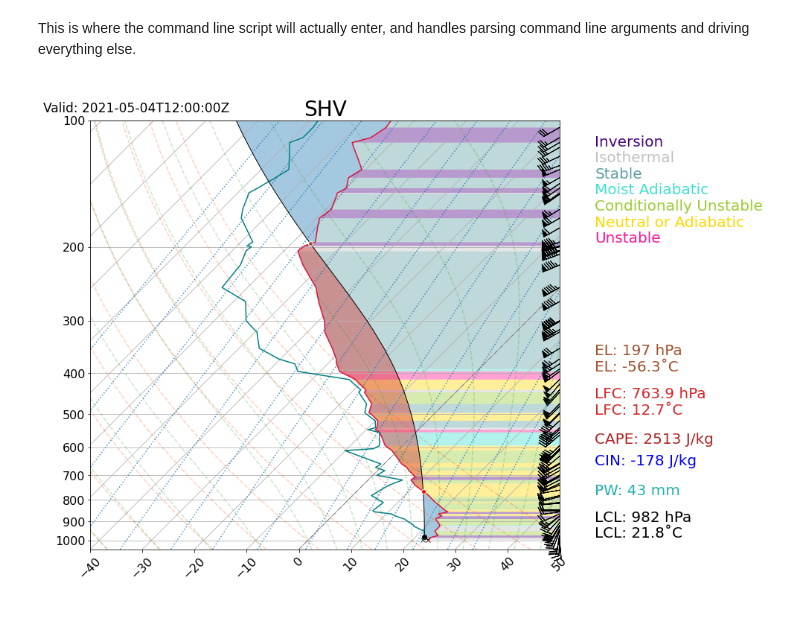
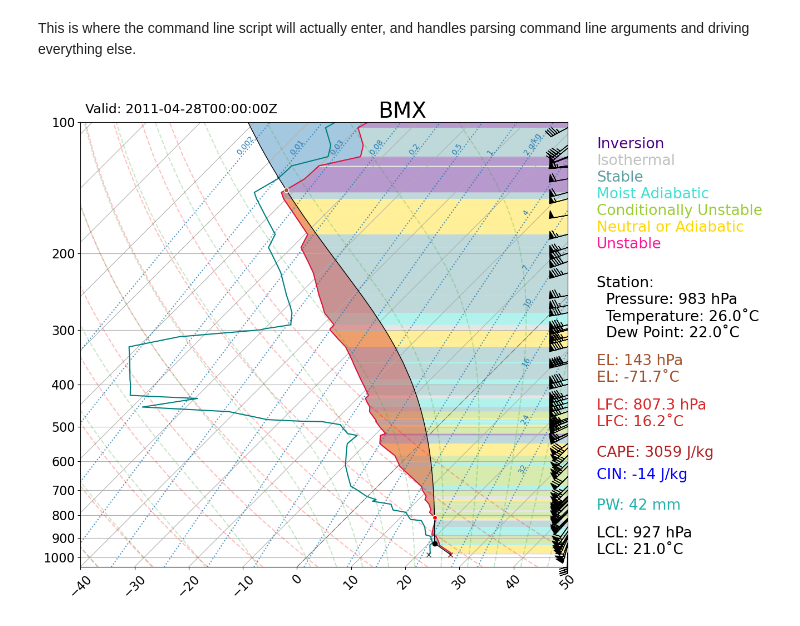
Before and after one commit to pdirmeyer/Python_gizmos, a Jupyter notebook: Soundings/Sounding_Plotter.ipynb, the cells around one changed output. Cells and saved outputs as stored; diff of their text form; code cells hidden in the pictures.

```diff
--- a/Soundings/Sounding_Plotter.ipynb
+++ b/Soundings/Sounding_Plotter.ipynb
@@ -16,34 +21,34 @@ import sounding_plotter as sp  #<<< This is the module for the skew-T log-P plot
 This is where the command line script will actually enter, and handles parsing
 command line arguments and driving everything else.
 # %%
-s_site = 'IAD'; s_time = '2021113012' # Most recent
-s_site = 'IAD'; s_time = '2021070700' # Thunderstorms
+#s_site = 'IAD'; s_time = '2022102512' # Most recent
+#s_site = 'IAD'; s_time = '2021070700' # Thunderstorms
 #s_site = 'IAD'; s_time = '2021102600' # Heavy large-scale rain
 #s_site = 'IAD'; s_time = '2020102212' # Morning fog, radiative inversion
 #s_site = 'IAD'; s_time = '1983082100' # Record high temperature at Dulles 104˚F, 40˚C
 #s_site = 'VEF'; s_time = '2020073100' # Record heat in the Southwest
 #s_site = 'IAD'; s_time = '1984012212' # Record low temperature at Dulles -18˚F, -28˚C
 #s_site = 'IAD'; s_time = '2010020600' # Smowmageddon 2010
 #s_site = 'WMW'; s_time = '1998010600' # Quebec ice storm 1998
 #s_site = 'CHS'; s_time = '1989092200' # Hurricane Hugo
-#s_site = 'BMX'; s_time = '2011042800' # 2011 tornado super-outbreak - Alabama
+s_site = 'BMX'; s_time = '2011042800' # 2011 tornado super-outbreak - Alabama
 #s_site = 'FFC'; s_time = '2011042800' # 2011 tornado super-outbreak - Georgia
 #s_site = 'UIL'; s_time = '1998121512' # Extremely stable profile
 #s_site = 'DVN'; s_time = '2012062900' # Derecho of 2012
 #s_site = 'IAD'; s_time = '2012063000' # Derecho of 2012
 
 # From the textbook "A First Course in Atmospheric Thermodynamics" by G. W. Petty:
 #s_site = 'AMA'; s_time = '2007042318' # Amarillo
 #s_site = 'VBG'; s_time = '2007113012' # Vandenberg
 #s_site = 'TOP'; s_time = '2008052600' # Topeka during 22-31 May 2008 tornado sequence
 #s_site = 'ILX'; s_time = '2008080500' # Derecho day
 
-s_site = 'SHV'; s_time = '2021050412' #
+#s_site = 'SHV'; s_time = '2021050412' #
 
 # Request the data and plot
 request_time = datetime.strptime(s_time, '%Y%m%d%H')
 sounding_df = WyomingUpperAir.request_data(request_time, s_site)
 
 skewt = sp.plot_skewt(sounding_df,output_pdf=False,output_display=True)
 # %% [output]
-[figure, old version]
+[figure, new version]
```
Also changed, not shown: parts of 2 cells of this notebook, 1 other file.
